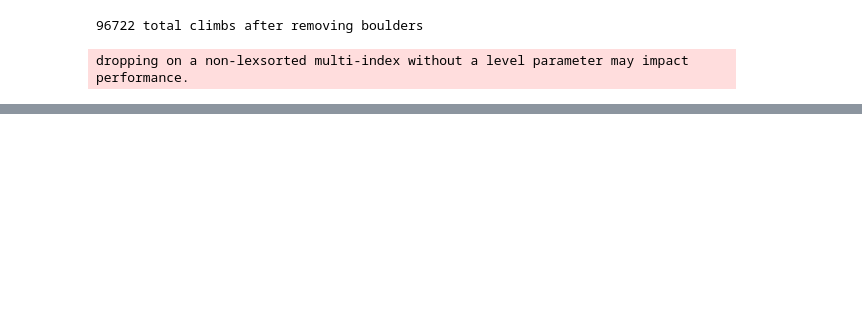
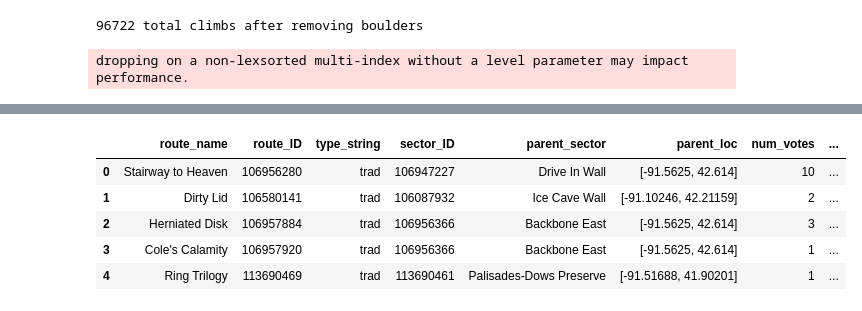
Before and after one commit to OpenBeta/climbing-data, a Jupyter notebook: curated_datasets/RouteQualityData_Construction.ipynb, the cells around one changed output, grey strips where cells are left out. Saved outputs shown, nothing was run; the diff lists cells and outputs as text; code cells hidden in the pictures; blank space fills up the shorter version.

```diff
--- a/curated_datasets/RouteQualityData_Construction.ipynb
+++ b/curated_datasets/RouteQualityData_Construction.ipynb
@@ -133,0 +188,9 @@ df_save.to_pickle('RouteQualityData.pkl.zip', compression='zip')
+# %%
+df_save.head()
+# %% [output]
+|  | route_name | route_ID | type_string | sector_ID | parent_sector | parent_loc | num_votes | ... |
+| 0 | Stairway to Heaven | 106956280 | trad | 106947227 | Drive In Wall | [-91.5625, 42.614] | 10 | ... |
+| 1 | Dirty Lid | 106580141 | trad | 106087932 | Ice Cave Wall | [-91.10246, 42.21159] | 2 | ... |
+| 2 | Herniated Disk | 106957884 | trad | 106956366 | Backbone East | [-91.5625, 42.614] | 3 | ... |
+| 3 | Cole's Calamity | 106957920 | trad | 106956366 | Backbone East | [-91.5625, 42.614] | 1 | ... |
+| 4 | Ring Trilogy | 113690469 | trad | 113690461 | Palisades-Dows Preserve | [-91.51688, 41.90201] | 1 | ... |
```
Also changed, not shown: parts of 6 cells of this notebook, 1 other file.
